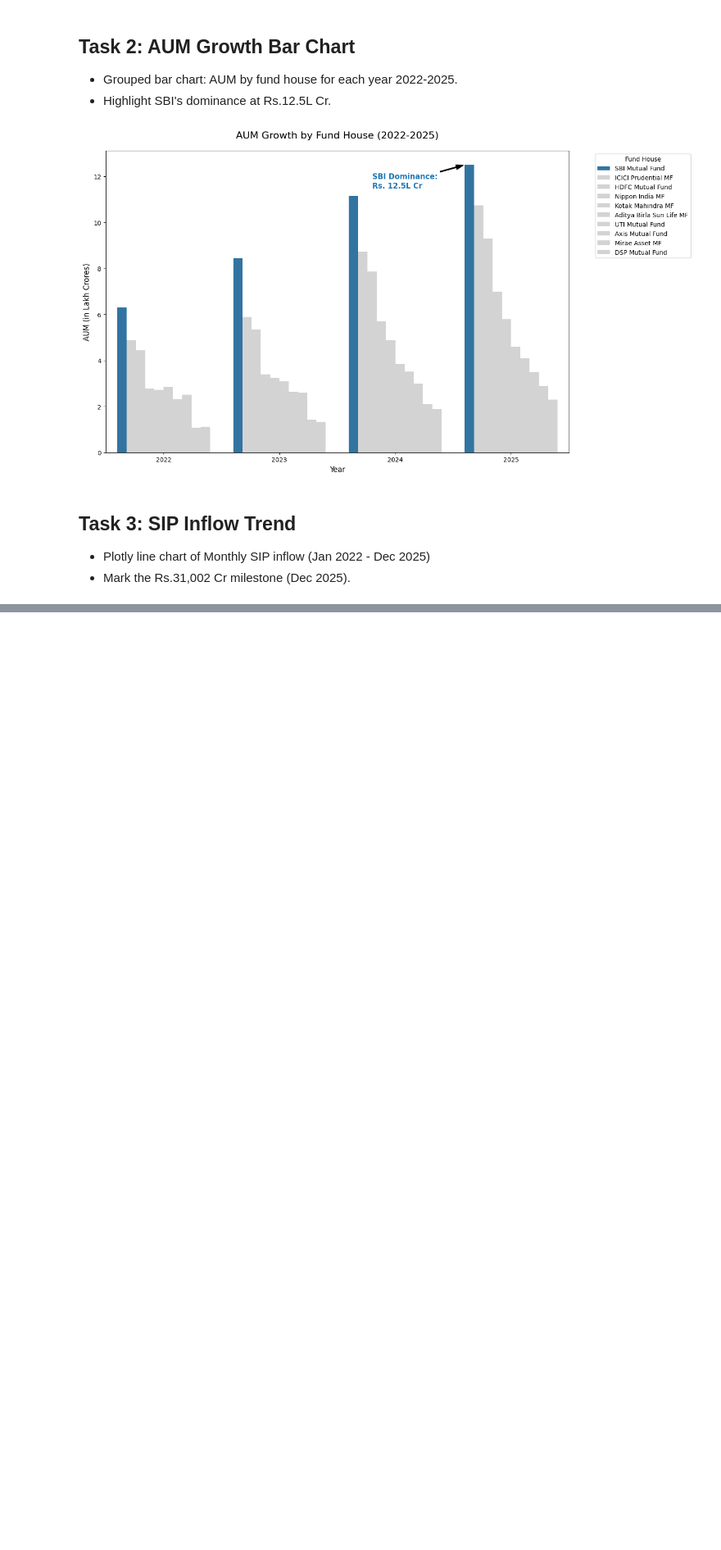
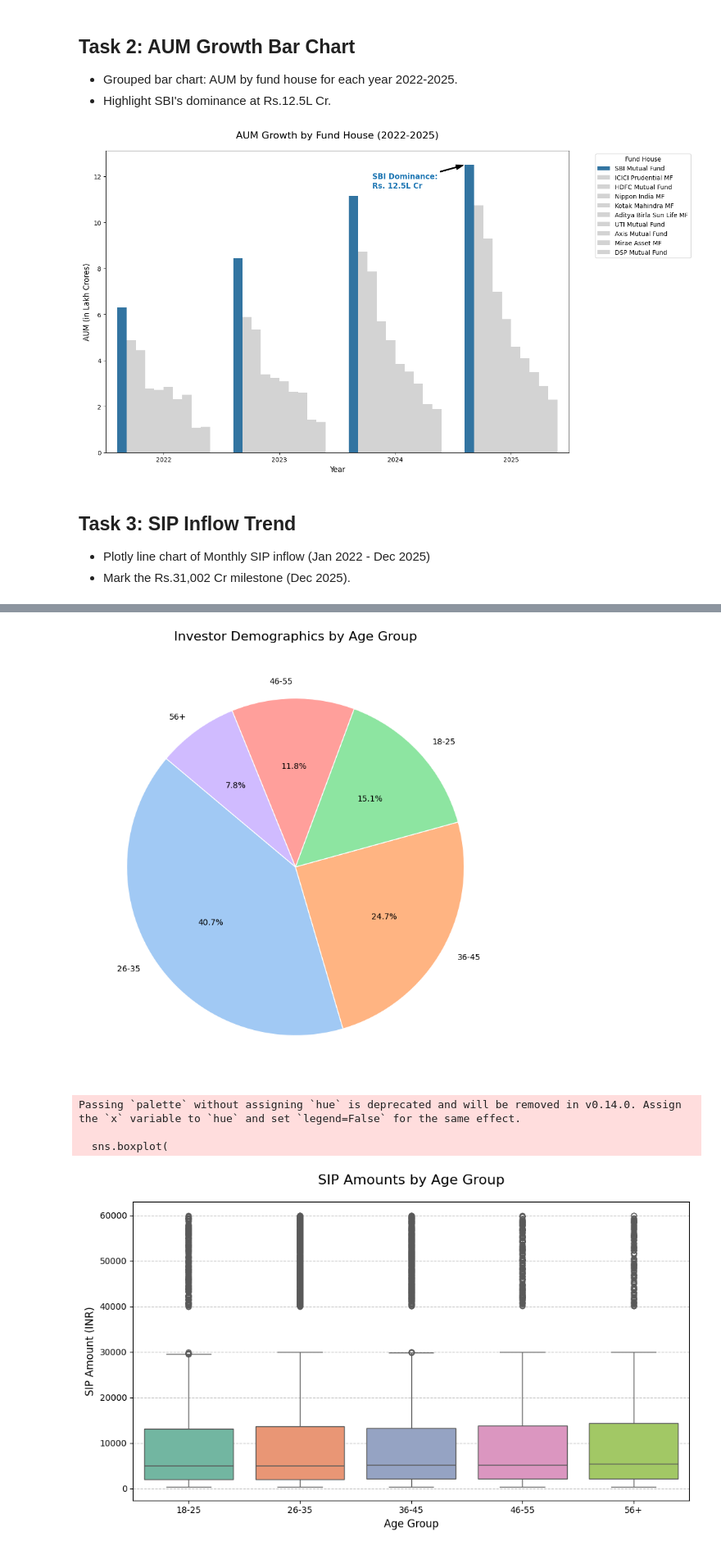
Before and after one commit to Nava-deep-18/Bluestock_capstone, a Jupyter notebook: notebooks/03_eda_analysis.ipynb, the cells around one changed output, grey strips where cells are left out. Shown at 82% size. Drawn from its saved outputs; the diff is of its cells as text; code cells hidden in the pictures; blank space fills up the shorter version.

```diff
--- a/notebooks/03_eda_analysis.ipynb
+++ b/notebooks/03_eda_analysis.ipynb
@@ -224,0 +284,72 @@ fig_sip.show()
+# %%
+import pandas as pd
+import matplotlib.pyplot as plt
+import seaborn as sns
+from pathlib import Path
+
+# Robustly resolve project root
+project_root = Path.cwd()
+if project_root.name == 'notebooks':
+    project_root = project_root.parent
+
+# Load transactions data
+transactions_path = project_root / "data" / "processed" / "clean_transactions.csv"
+tx_df = pd.read_csv(transactions_path)
+
+reports_dir = project_root / "reports"
+reports_dir.mkdir(exist_ok=True)
+
+### Chart 1: Age Group Pie Chart ###
+# Get unique investors to calculate true demographics
+unique_investors = tx_df.drop_duplicates(subset=['investor_id'])
+age_counts = unique_investors['age_group'].value_counts()
+
+# Define a nice color palette for the pie chart
+colors = sns.color_palette('pastel')[0:len(age_counts)]
+
+plt.figure(figsize=(8, 8))
+plt.pie(
+    age_counts,
+    labels=age_counts.index,
+    autopct='%1.1f%%',
+    startangle=140,
+    colors=colors,
+    wedgeprops={'edgecolor': 'white'}
+)
+plt.title("Investor Demographics by Age Group", fontsize=16, pad=20)
+plt.tight_layout()
+# Save Chart 1
+plt.savefig(reports_dir / "age_group_pie_chart.png", dpi=300, bbox_inches='tight')
+plt.show()
+
+### Chart 2: SIP Amount Box Plot ###
+# Filter only SIP transactions
+sip_tx = tx_df[tx_df['transaction_type'] == 'SIP'].copy()
+
+plt.figure(figsize=(10, 6))
+# Create box plot using Seaborn
+sns.boxplot(
+    data=sip_tx,
+    x='age_group',
+    y='amount_inr',
+    palette='Set2',
+    order=['18-25', '26-35', '36-45', '46-55', '56+'] # Logical age order
+)
+
+plt.title("SIP Amounts by Age Group", fontsize=16, pad=20)
+plt.xlabel("Age Group", fontsize=12)
+plt.ylabel("SIP Amount (INR)", fontsize=12)
+
+# Add gridlines for better readability of the box plot
+plt.grid(True, axis='y', linestyle='--', alpha=0.7)
+
+plt.tight_layout()
+# Save Chart 2
+plt.savefig(reports_dir / "sip_amount_box_plot.png", dpi=300, bbox_inches='tight')
+plt.show()
+# %% [output]
+[figure, added]
+Passing `palette` without assigning `hue` is deprecated and will be removed in v0.14.0. Assign the `x` variable to `hue` and set `legend=False` for the same effect.
+
+  sns.boxplot(
+[figure, added]
```
Also changed, not shown: parts of 16 cells of this notebook, 13 other files.
